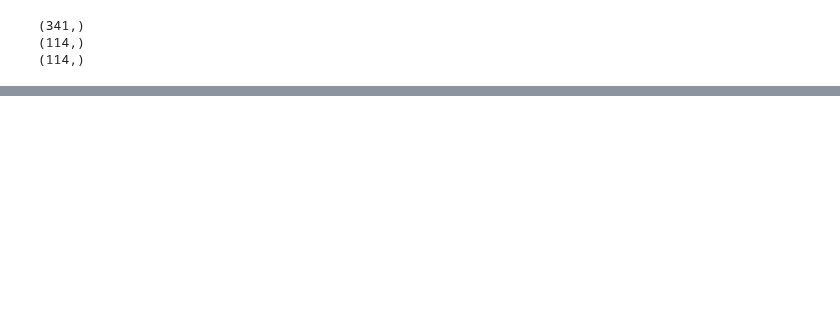
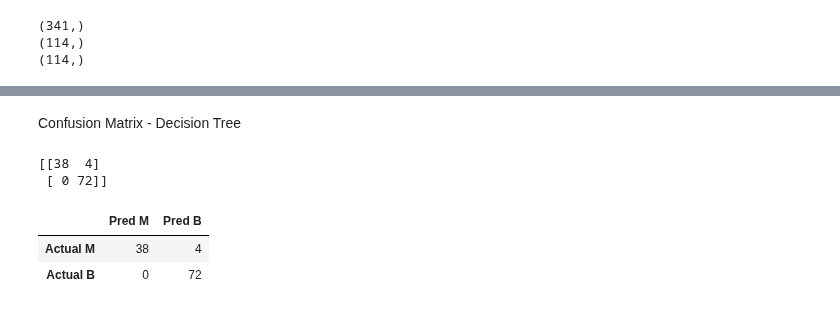
Before and after one commit to kailiwheeler/dsa425, a Jupyter notebook: projects/confusion matrix/cancer.ipynb, the cells around one changed output, grey strips where cells are left out. Cells and saved outputs as stored; diff of their text form; code cells hidden in the pictures; blank space fills up the shorter version.

```diff
--- a/projects/confusion matrix/cancer.ipynb
+++ b/projects/confusion matrix/cancer.ipynb
@@ -35,0 +193,15 @@ InvalidParameterError: The 'penalty' parameter of LogisticRegression must be a s
+# %% [markdown]
+Confusion Matrix - Decision Tree
+# %%
+tree_y_pred = tree_mod.predict(X_test)
+tree_cm = confusion_matrix(y_test,tree_y_pred)
+#print(tree_y_pred)
+print(tree_cm)
+pd.DataFrame(tree_cm, index=['Actual M', 'Actual B'],
+            columns=['Pred M', 'Pred B'], )
+# %% [output]
+[[38  4]
+ [ 0 72]]
+|  | Pred M | Pred B |
+| Actual M | 38 | 4 |
+| Actual B | 0 | 72 |
```
Also changed, not shown: parts of 25 cells of this notebook, 1 other file.
